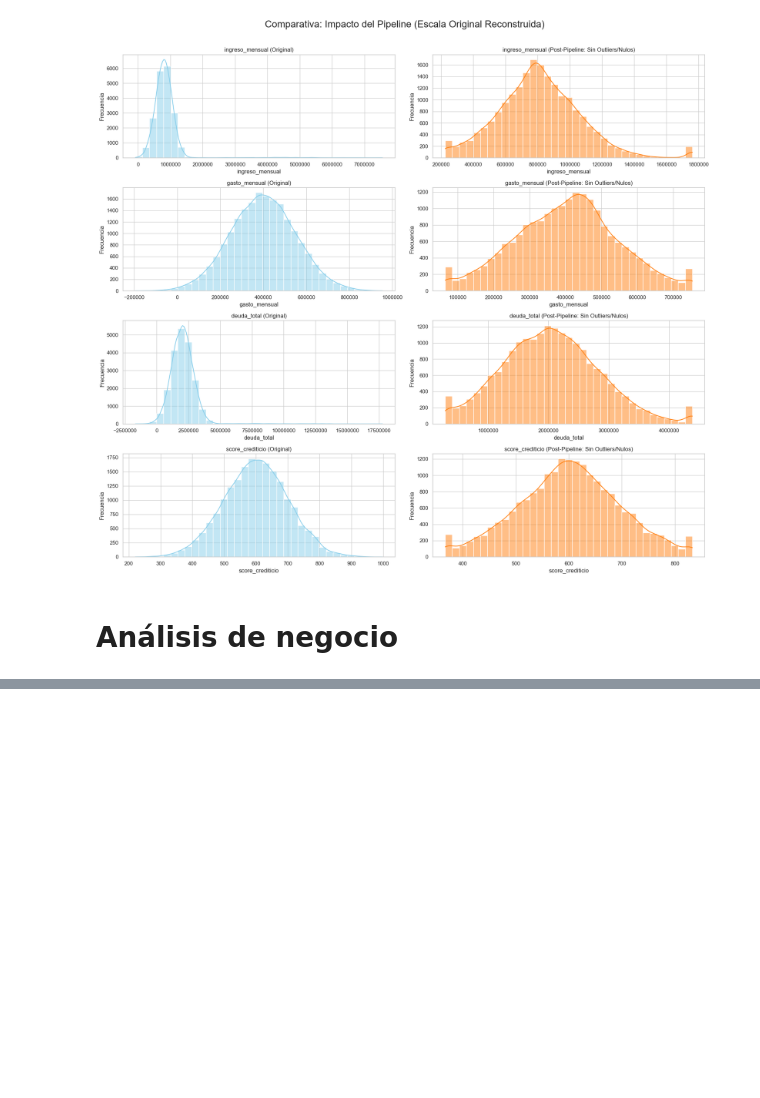
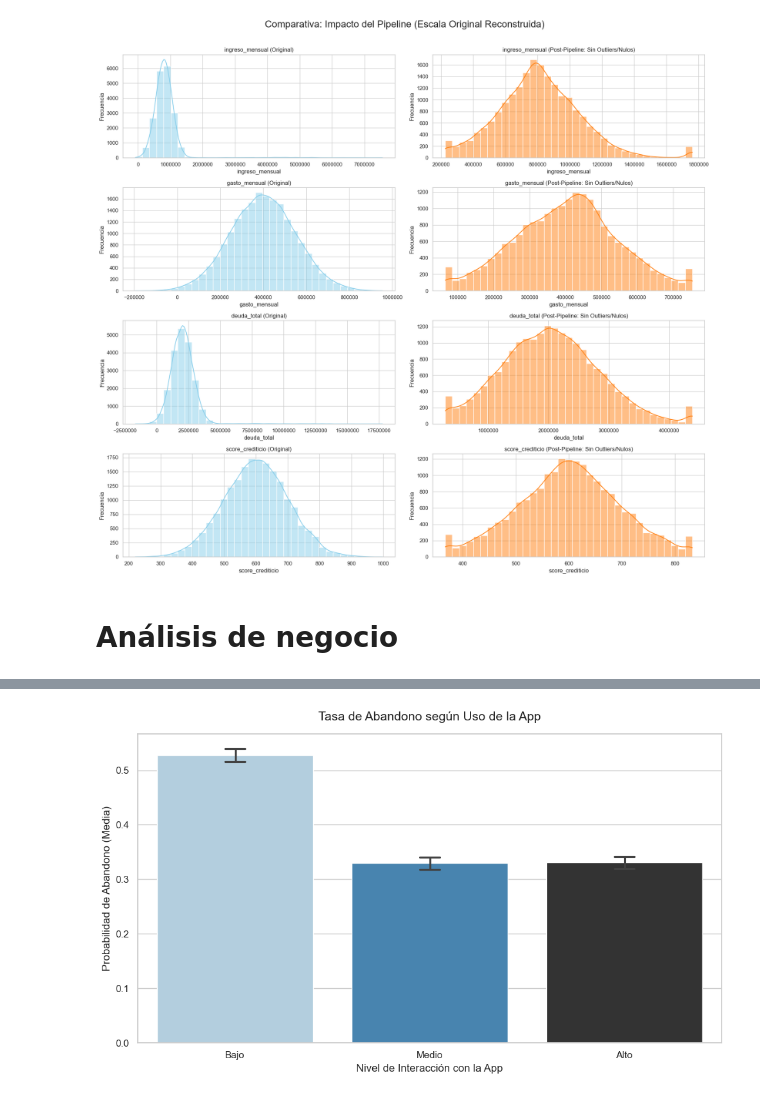
Before and after one commit to francarrascoo/Programacion-para-la-ciencia-de-datos, a Jupyter notebook: notebooks/notebook.ipynb, the cells around one changed output, grey strips where cells are left out. Cells and saved outputs as stored; diff of their text form; code cells hidden in the pictures; blank space fills up the shorter version.

```diff
--- a/notebooks/notebook.ipynb
+++ b/notebooks/notebook.ipynb
@@ -728,0 +722,28 @@ plt.show()
+# %%
+map_app = {-1: "Desconocido", 0: "Bajo", 1: "Medio", 2: "Alto"}
+orden_app = sorted(df_analisis["uso_app"].unique().tolist())
+
+plt.figure(figsize=(10, 6))
+ax = sns.barplot(
+    data=df_analisis,
+    x="uso_app",
+    y="abandono",
+    hue="uso_app",
+    order=orden_app,
+    dodge=False,
+    legend=False,
+    palette="Blues_d",
+    capsize=0.1,
+)
+
+ax.set_title("Tasa de Abandono según Uso de la App", fontsize=14, pad=15)
+ax.set_ylabel("Probabilidad de Abandono (Media)", fontsize=12)
+ax.set_xlabel("Nivel de Interacción con la App", fontsize=12)
+ax.set_xticks(orden_app)
+ax.set_xticklabels([map_app.get(v, str(v)) for v in orden_app], fontsize=11)
+
+plt.tight_layout()
+guardar_grafico(plt.gcf(), "analisis_churn_uso_app", "reportes")
+plt.show()
+# %% [output]
+[figure, added]
```
Also changed, not shown: parts of 10 cells of this notebook, 6 other files.
